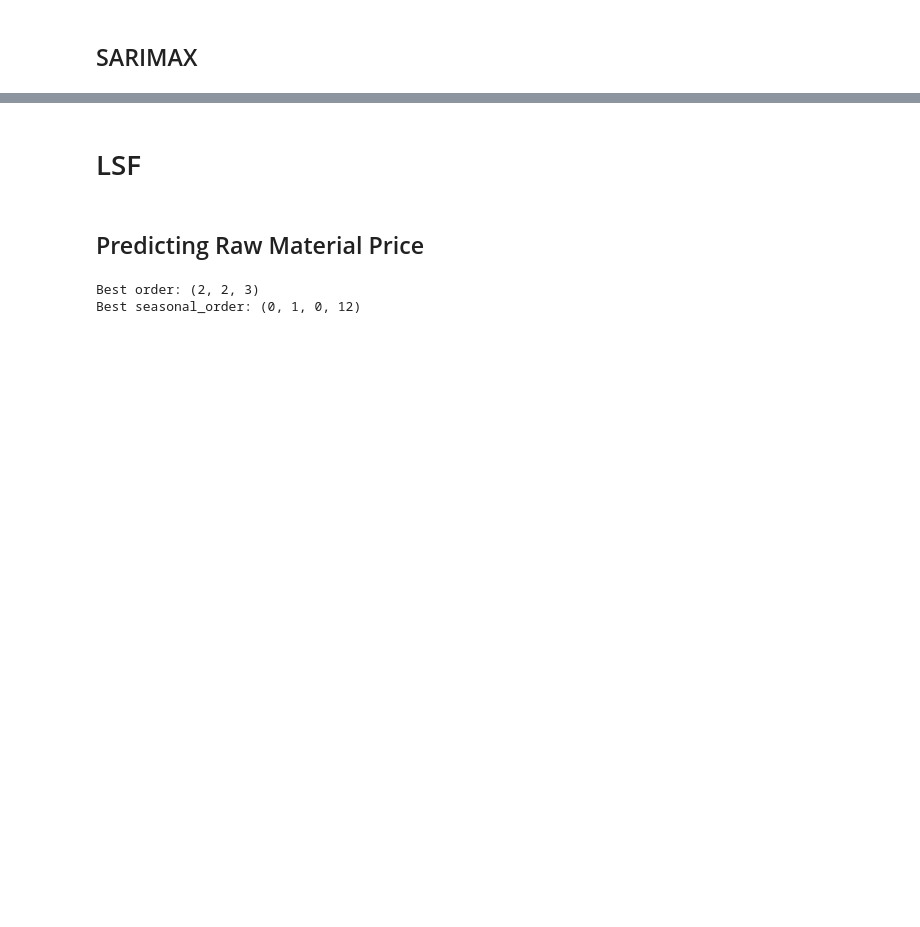
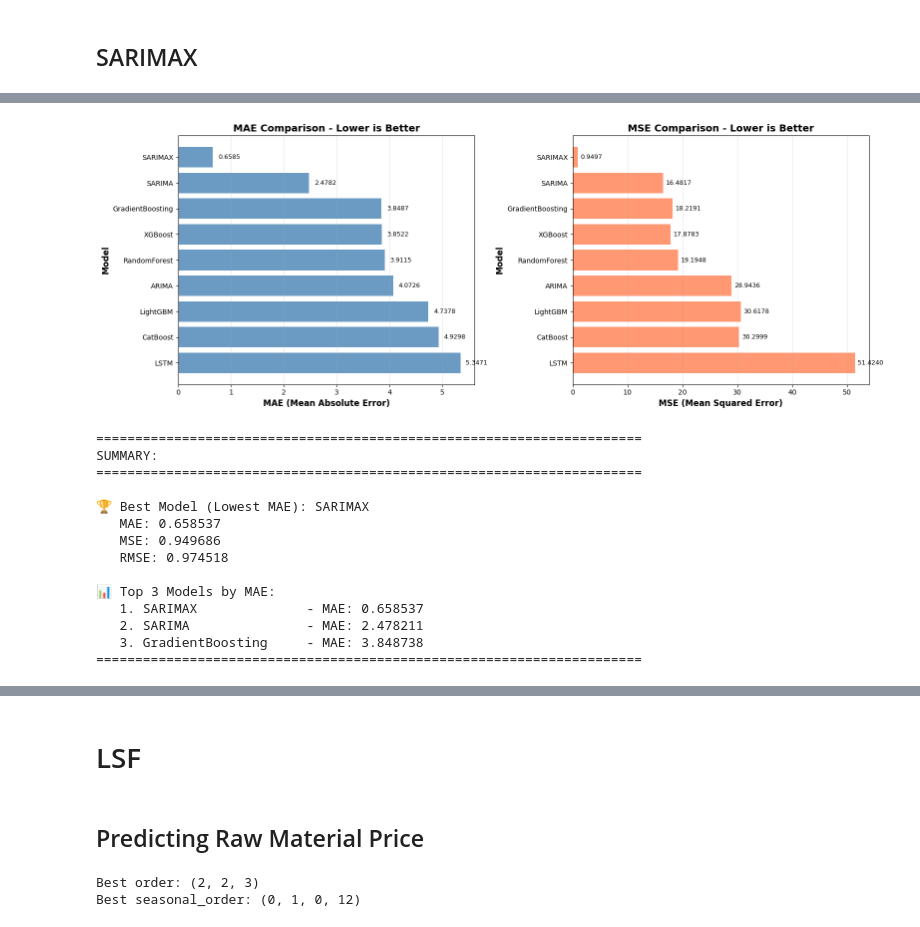
Before and after one commit to Abasy714/Nexum-ArabCab-Competition, a Jupyter notebook: notebooks/nexum-arabcab-ai-competition (2).ipynb, the cells around one changed output, grey strips where cells are left out. Saved outputs shown, nothing was run; the diff lists cells and outputs as text; code cells hidden in the pictures; blank space fills up the shorter version.

```diff
--- a/notebooks/nexum-arabcab-ai-competition (2).ipynb
+++ b/notebooks/nexum-arabcab-ai-competition (2).ipynb
@@ -849,3 +1070,62 @@ plt.show()
+# %%
+# Visualize the comparison
+fig, axes = plt.subplots(1, 2, figsize=(16, 6))
+
+# MAE comparison
+axes[0].barh(comparison_df['Model'], comparison_df['MAE'], color='steelblue', alpha=0.8)
+axes[0].set_xlabel('MAE (Mean Absolute Error)', fontsize=12, fontweight='bold')
+axes[0].set_ylabel('Model', fontsize=12, fontweight='bold')
+axes[0].set_title('MAE Comparison - Lower is Better', fontsize=14, fontweight='bold')
+axes[0].grid(axis='x', alpha=0.3)
+axes[0].invert_yaxis()
+
+# Add values on bars
+for i, v in enumerate(comparison_df['MAE']):
+    axes[0].text(v + 0.1, i, f'{v:.4f}', va='center', fontsize=9)
+
+# MSE comparison
+axes[1].barh(comparison_df['Model'], comparison_df['MSE'], color='coral', alpha=0.8)
+axes[1].set_xlabel('MSE (Mean Squared Error)', fontsize=12, fontweight='bold')
+axes[1].set_ylabel('Model', fontsize=12, fontweight='bold')
+axes[1].set_title('MSE Comparison - Lower is Better', fontsize=14, fontweight='bold')
+axes[1].grid(axis='x', alpha=0.3)
+axes[1].invert_yaxis()
+
+# Add values on bars
+for i, v in enumerate(comparison_df['MSE']):
+    axes[1].text(v + 0.5, i, f'{v:.4f}', va='center', fontsize=9)
+
+plt.tight_layout()
+plt.show()
+
+# Print summary
+print("\n" + "="*70)
+print("SUMMARY:")
+print("="*70)
+print(f"\n🏆 Best Model (Lowest MAE): {comparison_df.iloc[0]['Model']}")
+print(f"   MAE: {comparison_df.iloc[0]['MAE']:.6f}")
+print(f"   MSE: {comparison_df.iloc[0]['MSE']:.6f}")
+print(f"   RMSE: {comparison_df.iloc[0]['RMSE']:.6f}")
+print(f"\n📊 Top 3 Models by MAE:")
+for i in range(min(3, len(comparison_df))):
+    print(f"   {i+1}. {comparison_df.iloc[i]['Model']:20s} - MAE: {comparison_df.iloc[i]['MAE']:.6f}")
+print("="*70)
+# %% [output]
+[figure, added]
+======================================================================
+SUMMARY:
+======================================================================
+
+🏆 Best Model (Lowest MAE): SARIMAX
+   MAE: 0.658537
+   MSE: 0.949686
+   RMSE: 0.974518
+
+📊 Top 3 Models by MAE:
+   1. SARIMAX              - MAE: 0.658537
+   2. SARIMA               - MAE: 2.478211
+   3. GradientBoosting     - MAE: 3.848738
+======================================================================
 # %%
 warnings.filterwarnings("ignore")
 
```
Also changed, not shown: parts of 19 cells of this notebook, 5 other files.
